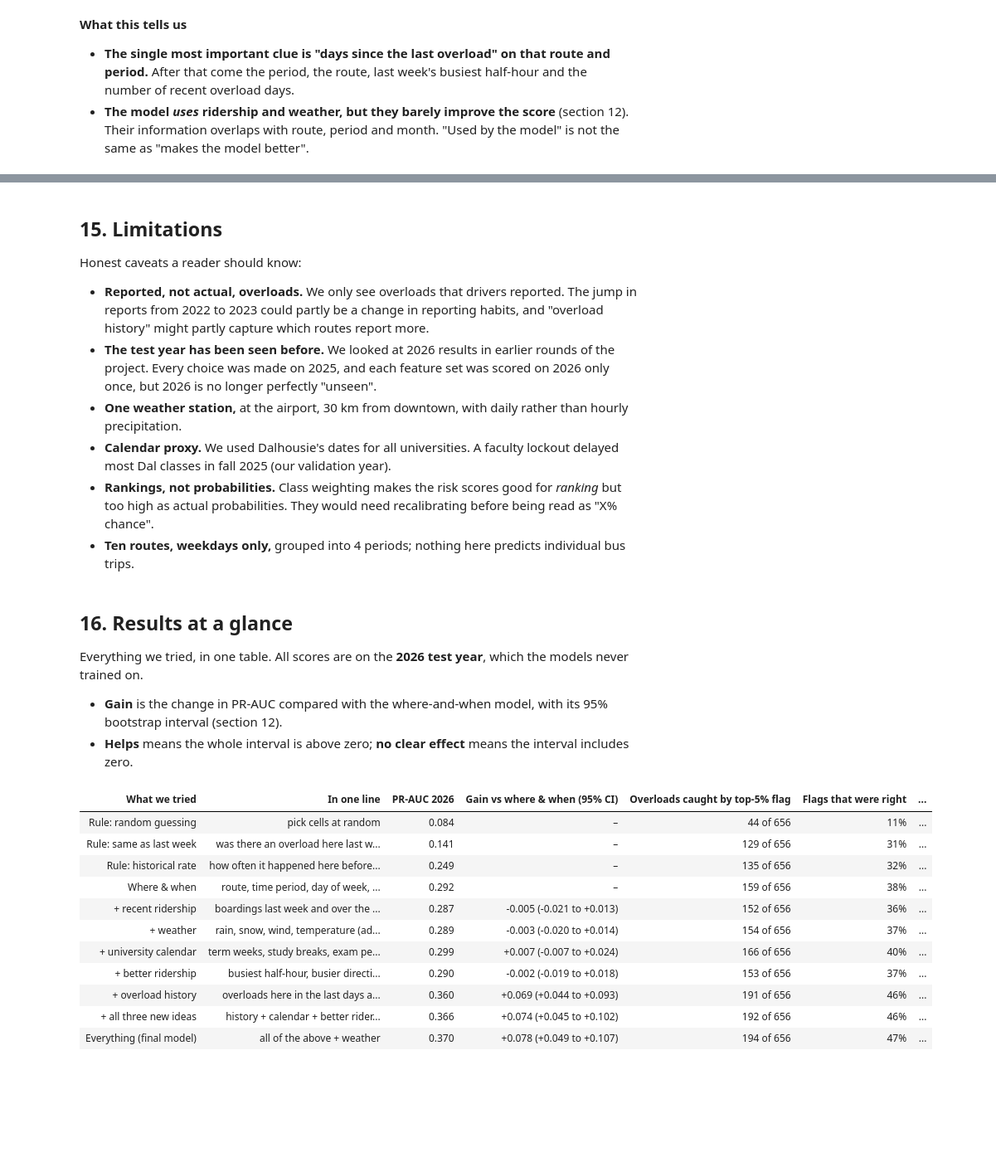
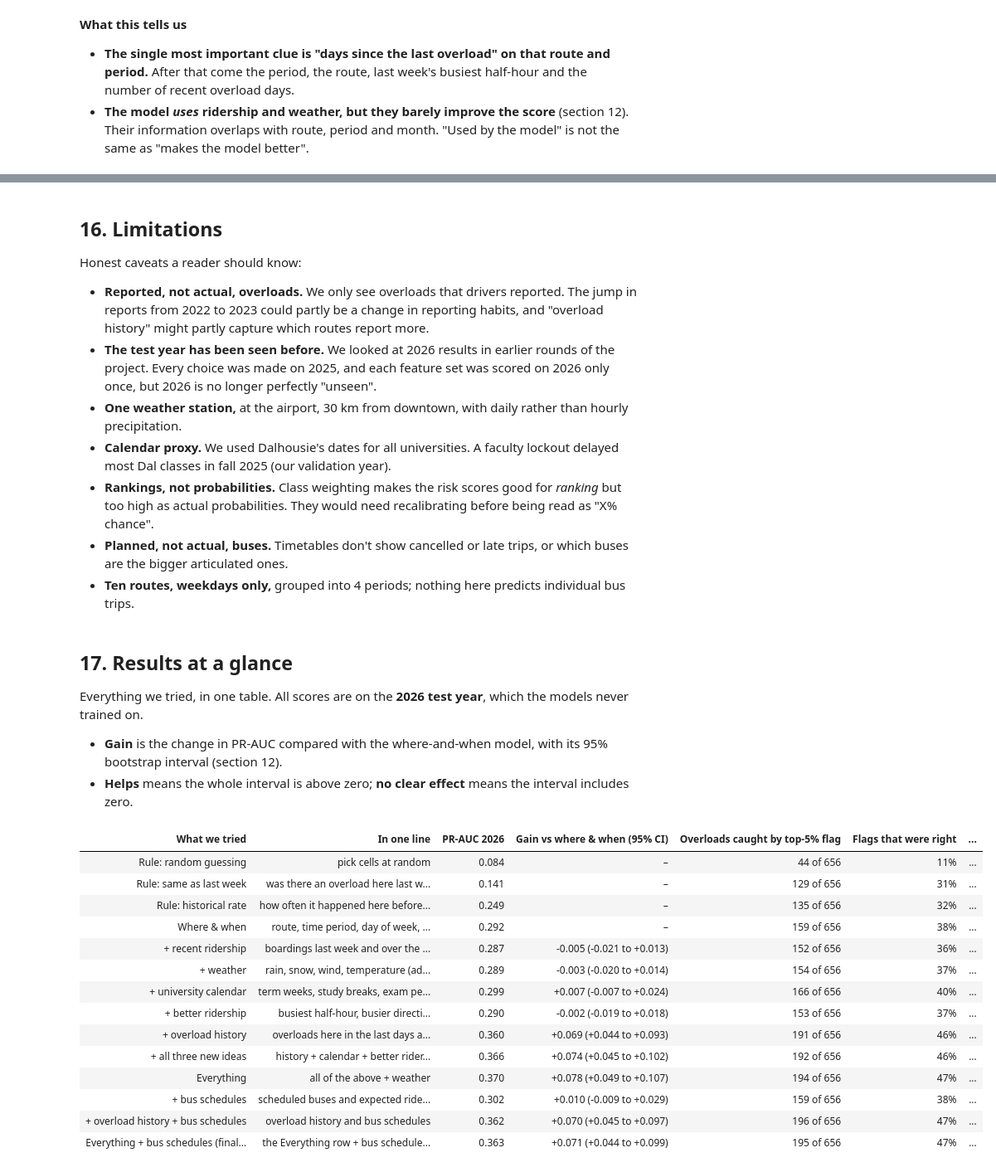
Before and after one commit to JawadurRahman/halifax-bus-overloads, a Jupyter notebook: notebooks/04_final_walkthrough.ipynb, the cells around one changed output, grey strips where cells are left out. Shown at 83% size. Drawn from its saved outputs; the diff is of its cells as text; code cells hidden in the pictures; blank space fills up the shorter version.

```diff
--- a/notebooks/04_final_walkthrough.ipynb
+++ b/notebooks/04_final_walkthrough.ipynb
@@ -674,0 +728,19 @@ fig.tight_layout(); plt.show()
+# %%
+if HAS_CAP:
+    r4 = json.loads((REP / "r4_selection.json").read_text())   # settings chosen on 2025, like every other model
+    settings.update({k: r4[k] for k in ["LightGBM G_capacity", "LightGBM H_history_capacity", "LightGBM I_all_capacity"]})
+    run_lightgbm("LightGBM: + bus schedules", TIME + CAPACITY, "LightGBM G_capacity")
+    run_lightgbm("LightGBM: + history + schedules", TIME + HISTORY + CAPACITY, "LightGBM H_history_capacity")
+    run_lightgbm("LightGBM: everything + schedules", final_features + CAPACITY, "LightGBM I_all_capacity")
+
+    V, S = {r["model"]: r["PR-AUC"] for r in results["validation"]}, scores["test"]
+    rows = []
+    for label, old, new in [("where & when  →  + schedules", "LightGBM A: where & when", "LightGBM: + bus schedules"),
+                            ("+ history  →  + history + schedules", "LightGBM: + overload history", "LightGBM: + history + schedules"),
+                            ("everything  →  everything + schedules", "LightGBM: everything (final)", "LightGBM: everything + schedules")]:
+        g, lo, hi = bootstrap_gain(test, S[old], S[new])
+        rows.append({"adding schedules to": label, "PR-AUC 2025 (before → after)": f"{V[old]:.3f} → {V[new]:.3f}",
+                     "PR-AUC 2026 (before → after)": f"{average_precision_score(test.y, S[old]):.3f} → {average_precision_score(test.y, S[new]):.3f}",
+                     "gain on 2026 (95% CI)": f"{g:+.3f}  ({lo:+.3f} to {hi:+.3f})",
+                     "verdict": "real improvement" if lo > 0 else ("worse" if hi < 0 else "could be luck")})
+    display(pd.DataFrame(rows).set_index("adding schedules to"))
@@ -675,5 +758,5 @@ fig.tight_layout(); plt.show()
 # %% [markdown]
-## 15. Limitations
+## 16. Limitations
 
 Honest caveats a reader should know:
 
@@ -682,9 +765,10 @@ Honest caveats a reader should know:
 - **One weather station,** at the airport, 30 km from downtown, with daily rather than hourly precipitation.
 - **Calendar proxy.** We used Dalhousie's dates for all universities. A faculty lockout delayed most Dal classes in fall 2025 (our validation year).
 - **Rankings, not probabilities.** Class weighting makes the risk scores good for *ranking* but too high as actual probabilities. They would need recalibrating before being read as "X% chance".
+- **Planned, not actual, buses.** Timetables don't show cancelled or late trips, or which buses are the bigger articulated ones.
 - **Ten routes, weekdays only,** grouped into 4 periods; nothing here predicts individual bus trips.
 # %% [markdown]
-## 16. Results at a glance
+## 17. Results at a glance
 
 Everything we tried, in one table. All scores are on the **2026 test year**, which the models never trained on.
 - **Gain** is the change in PR-AUC compared with the where-and-when model, with its 95% bootstrap interval (section 12).
@@ -703,8 +787,12 @@ tried = [  # (row label, model name, what it is)
     ("+ better ridership", "LightGBM: + better ridership", "busiest half-hour, busier direction, growth, 'busier than usual'"),
     ("+ overload history", "LightGBM: + overload history", "overloads here in the last days and weeks"),
     ("+ all three new ideas", "LightGBM: + all three", "history + calendar + better ridership"),
-    ("Everything (final model)", "LightGBM: everything (final)", "all of the above + weather"),
+    ("Everything", "LightGBM: everything (final)", "all of the above + weather"),
+    ("+ bus schedules", "LightGBM: + bus schedules", "scheduled buses and expected riders per bus (section 15)"),
+    ("+ overload history + bus schedules", "LightGBM: + history + schedules", "overload history and bus schedules"),
+    ("Everything + bus schedules (final model)", "LightGBM: everything + schedules", "the Everything row + bus schedules; best on 2025"),
 ]
+tried = [t for t in tried if t[1] in R]   # schedule rows only if section 15 ran
 rows = []
 for label, name, what in tried:
     if name == base:
@@ -712,34 +800,37 @@ for label, name, what in tried:
         gain, verdict = "–", f"beats the best rule (+{g:.3f}, CI {lo:+.3f} to {hi:+.3f})"
     elif name in ("Random guessing", "Same as last week", "Historical rate"):
         gain, verdict = "–", "simple rule"
     else:
         g, lo, hi = bootstrap_gain(test, S[base], S[name])
         gain = f"{g:+.3f}  ({lo:+.3f} to {hi:+.3f})"
         verdict = "helps" if lo > 0 else ("hurts" if hi < 0 else "no clear effect")
     rows.append({"What we tried": label, "In one line": what, "PR-AUC 2026": R[name]["PR-AUC"],
                  "Gain vs where & when (95% CI)": gain,
                  "Overloads caught by top-5% flag": f'{R[name]["overloads caught (top 5%)"]} of {R[name]["out of"]}',
                  "Flags that were right": f'{R[name]["flags that were right"]:.0%}', "Verdict": verdict})
 glance = pd.DataFrame(rows)
 
 def shade(row):
     c = "#fdeee6" if row["Verdict"] == "helps" else "#e7f1fb" if row["What we tried"] == "Where & when" else "#f0efec" if row["Verdict"] == "simple rule" else ""
     return [f"background-color: {c}" if c else "" for _ in row]
 (glance.style.apply(shade, axis=1).hide(axis="index").format({"PR-AUC 2026": "{:.3f}"})
        .set_properties(**{"text-align": "left"}).set_table_styles([{"selector": "th", "props": [("text-align", "left")]}]))
 # %% [output]
 | What we tried | In one line | PR-AUC 2026 | Gain vs where & when (95% CI) | Overloads caught by top-5% flag | Flags that were right | ... |
 | Rule: random guessing | pick cells at random | 0.084 | – | 44 of 656 | 11% | ... |
 | Rule: same as last week | was there an overload here last w... | 0.141 | – | 129 of 656 | 31% | ... |
 | Rule: historical rate | how often it happened here before... | 0.249 | – | 135 of 656 | 32% | ... |
 | Where & when | route, time period, day of week, ... | 0.292 | – | 159 of 656 | 38% | ... |
 | + recent ridership | boardings last week and over the ... | 0.287 | -0.005 (-0.021 to +0.013) | 152 of 656 | 36% | ... |
 | + weather | rain, snow, wind, temperature (ad... | 0.289 | -0.003 (-0.020 to +0.014) | 154 of 656 | 37% | ... |
 | + university calendar | term weeks, study breaks, exam pe... | 0.299 | +0.007 (-0.007 to +0.024) | 166 of 656 | 40% | ... |
 | + better ridership | busiest half-hour, busier directi... | 0.290 | -0.002 (-0.019 to +0.018) | 153 of 656 | 37% | ... |
 | + overload history | overloads here in the last days a... | 0.360 | +0.069 (+0.044 to +0.093) | 191 of 656 | 46% | ... |
 | + all three new ideas | history + calendar + better rider... | 0.366 | +0.074 (+0.045 to +0.102) | 192 of 656 | 46% | ... |
-| Everything (final model) | all of the above + weather | 0.370 | +0.078 (+0.049 to +0.107) | 194 of 656 | 47% | ... |
+| Everything | all of the above + weather | 0.370 | +0.078 (+0.049 to +0.107) | 194 of 656 | 47% | ... |
+| + bus schedules | scheduled buses and expected ride... | 0.302 | +0.010 (-0.009 to +0.029) | 159 of 656 | 38% | ... |
+| + overload history + bus schedules | overload history and bus schedules | 0.362 | +0.070 (+0.045 to +0.097) | 196 of 656 | 47% | ... |
+| Everything + bus schedules (final... | the Everything row + bus schedule... | 0.363 | +0.071 (+0.044 to +0.099) | 195 of 656 | 47% | ... |
 # %% [markdown]
 **How to read it**
 - **Grey rows** are the simple rules. The best of them, the historical rate, scores 0.249.
```
Also changed, not shown: parts of 9 cells of this notebook.
